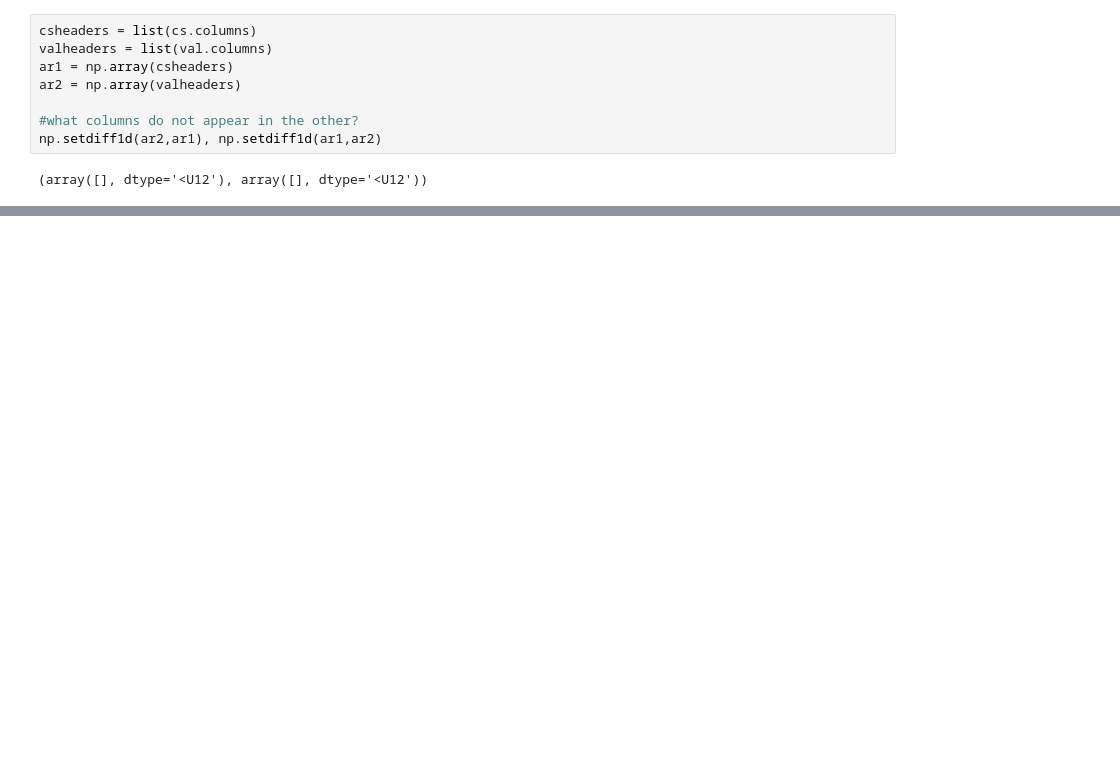
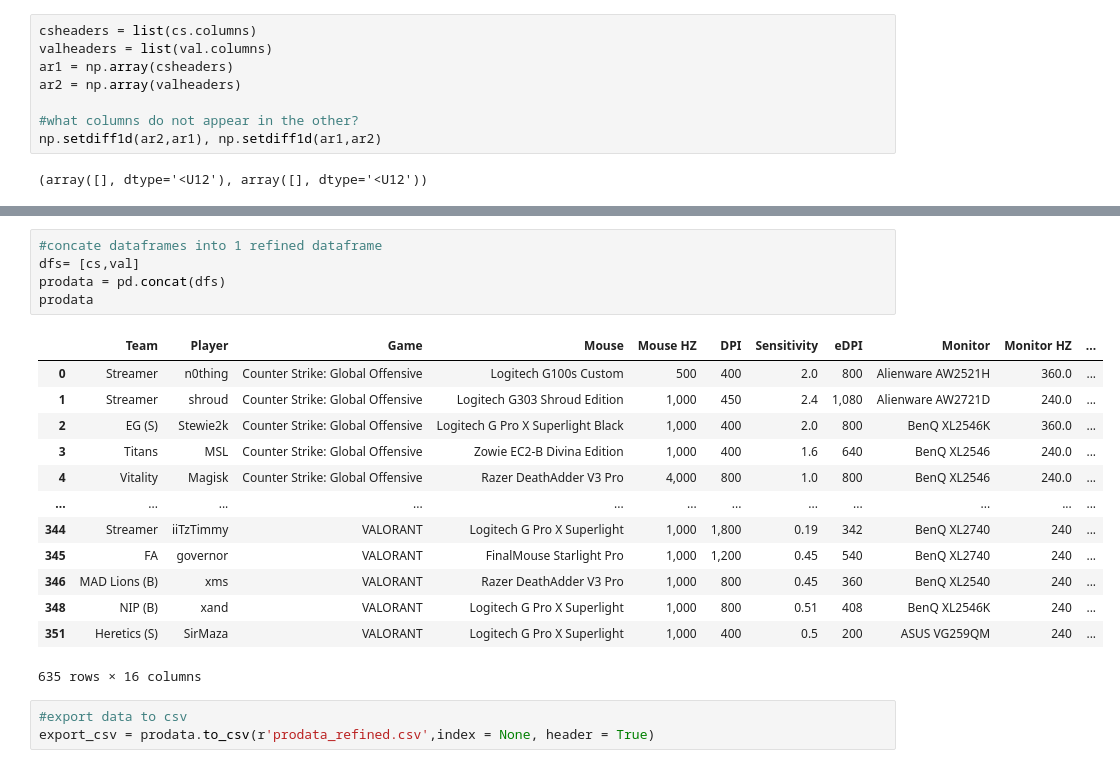
Before and after one commit to jacneeley/CompetitiveFPSData, a Jupyter notebook: DataCleansing.ipynb, the cells around one changed output, grey strips where cells are left out. Cells and saved outputs as stored; diff of their text form; blank space fills up the shorter version.

```diff
--- a/DataCleansing.ipynb
+++ b/DataCleansing.ipynb
@@ -175 +165,23 @@ val
 228 rows × 16 columns
+# %%
+#concate dataframes into 1 refined dataframe
+dfs= [cs,val]
+prodata = pd.concat(dfs)
+prodata
+# %% [output]
+|  | Team | Player | Game | Mouse | Mouse HZ | DPI | Sensitivity | eDPI | Monitor | Monitor HZ | ... |
+| 0 | Streamer | n0thing | Counter Strike: Global Offensive | Logitech G100s Custom | 500 | 400 | 2.0 | 800 | Alienware AW2521H | 360.0 | ... |
+| 1 | Streamer | shroud | Counter Strike: Global Offensive | Logitech G303 Shroud Edition | 1,000 | 450 | 2.4 | 1,080 | Alienware AW2721D | 240.0 | ... |
+| 2 | EG (S) | Stewie2k | Counter Strike: Global Offensive | Logitech G Pro X Superlight Black | 1,000 | 400 | 2.0 | 800 | BenQ XL2546K | 360.0 | ... |
+| 3 | Titans | MSL | Counter Strike: Global Offensive | Zowie EC2-B Divina Edition | 1,000 | 400 | 1.6 | 640 | BenQ XL2546 | 240.0 | ... |
+| 4 | Vitality | Magisk | Counter Strike: Global Offensive | Razer DeathAdder V3 Pro | 4,000 | 800 | 1.0 | 800 | BenQ XL2546 | 240.0 | ... |
+| ... | ... | ... | ... | ... | ... | ... | ... | ... | ... | ... | ... |
+| 344 | Streamer | iiTzTimmy | VALORANT | Logitech G Pro X Superlight | 1,000 | 1,800 | 0.19 | 342 | BenQ XL2740 | 240 | ... |
+| 345 | FA | governor | VALORANT | FinalMouse Starlight Pro | 1,000 | 1,200 | 0.45 | 540 | BenQ XL2740 | 240 | ... |
+| 346 | MAD Lions (B) | xms | VALORANT | Razer DeathAdder V3 Pro | 1,000 | 800 | 0.45 | 360 | BenQ XL2540 | 240 | ... |
+| 348 | NIP (B) | xand | VALORANT | Logitech G Pro X Superlight | 1,000 | 800 | 0.51 | 408 | BenQ XL2546K | 240 | ... |
+| 351 | Heretics (S) | SirMaza | VALORANT | Logitech G Pro X Superlight | 1,000 | 400 | 0.5 | 200 | ASUS VG259QM | 240 | ... |
+635 rows × 16 columns
+# %%
+#export data to csv
+export_csv = prodata.to_csv(r'prodata_refined.csv',index = None, header = True)
```
Also changed, not shown: parts of 6 cells of this notebook, 4 other files.
